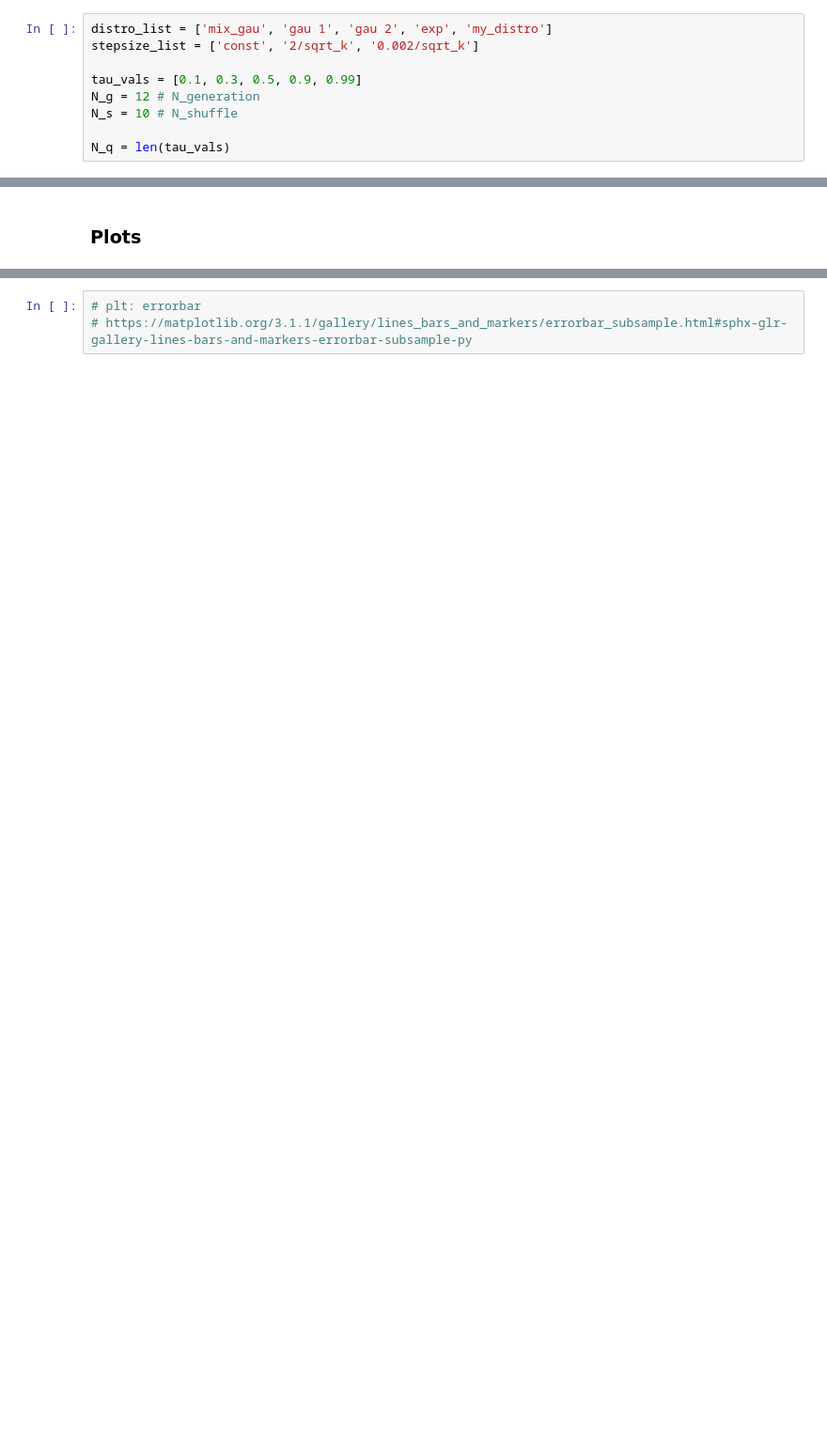
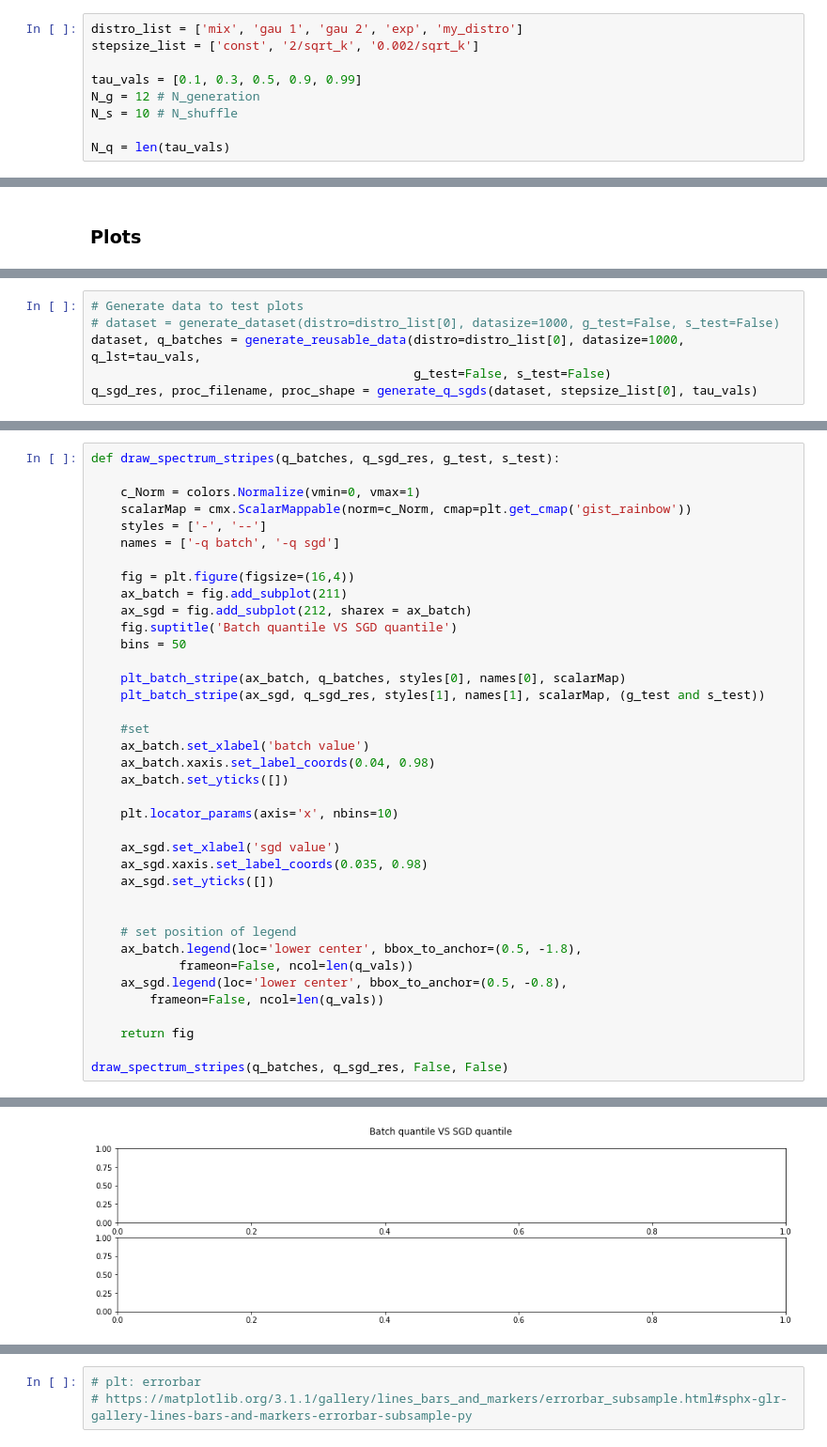
Before and after one commit to chengsoonong/eheye, a Jupyter notebook: QuantEst/sgd_quant_est/comparison_image_generation.ipynb, the cells around one changed output, grey strips where cells are left out. Shown: that part at 94% size. Saved outputs shown, nothing was run; the diff lists cells and outputs as text; blank space fills up the shorter version.

```diff
--- a/QuantEst/sgd_quant_est/comparison_image_generation.ipynb
+++ b/QuantEst/sgd_quant_est/comparison_image_generation.ipynb
@@ -48,7 +52,7 @@ import matplotlib.pyplot as plt
 import import_ipynb
 from plt_quantile_comparison import plot_quantile_shuffles, plot_quantile_generations
 # %%
-distro_list = ['mix_gau', 'gau 1', 'gau 2', 'exp', 'my_distro']
+distro_list = ['mix', 'gau 1', 'gau 2', 'exp', 'my_distro']
 stepsize_list = ['const', '2/sqrt_k', '0.002/sqrt_k']
 
 tau_vals = [0.1, 0.3, 0.5, 0.9, 0.99]
@@ -309,0 +279,6 @@ def generate_q_sgds(dataset, stepsize, q_lst):
+# %%
+# Generate data to test plots
+# dataset = generate_dataset(distro=distro_list[0], datasize=1000, g_test=False, s_test=False)
+dataset, q_batches = generate_reusable_data(distro=distro_list[0], datasize=1000, q_lst=tau_vals,
+                                            g_test=False, s_test=False)
+q_sgd_res, proc_filename, proc_shape = generate_q_sgds(dataset, stepsize_list[0], tau_vals)
@@ -309,0 +288,39 @@ def generate_q_sgds(dataset, stepsize, q_lst):
+# %%
+def draw_spectrum_stripes(q_batches, q_sgd_res, g_test, s_test):
+
+    c_Norm = colors.Normalize(vmin=0, vmax=1)
+    scalarMap = cmx.ScalarMappable(norm=c_Norm, cmap=plt.get_cmap('gist_rainbow'))
+    styles = ['-', '--']
+    names = ['-q batch', '-q sgd']
+
+    fig = plt.figure(figsize=(16,4))
+    ax_batch = fig.add_subplot(211)
+    ax_sgd = fig.add_subplot(212, sharex = ax_batch)
+    fig.suptitle('Batch quantile VS SGD quantile')
+    bins = 50
+
+    plt_batch_stripe(ax_batch, q_batches, styles[0], names[0], scalarMap)
+    plt_batch_stripe(ax_sgd, q_sgd_res, styles[1], names[1], scalarMap, (g_test and s_test))
+
+    #set
+    ax_batch.set_xlabel('batch value')
+    ax_batch.xaxis.set_label_coords(0.04, 0.98)
+    ax_batch.set_yticks([])
+
+    plt.locator_params(axis='x', nbins=10)
+
+    ax_sgd.set_xlabel('sgd value')
+    ax_sgd.xaxis.set_label_coords(0.035, 0.98)
+    ax_sgd.set_yticks([])
+
+
+    # set position of legend
+    ax_batch.legend(loc='lower center', bbox_to_anchor=(0.5, -1.8),
+            frameon=False, ncol=len(q_vals))
+    ax_sgd.legend(loc='lower center', bbox_to_anchor=(0.5, -0.8),
+        frameon=False, ncol=len(q_vals))
+
+    return fig
+
+draw_spectrum_stripes(q_batches, q_sgd_res, False, False)
+# %% [output]
@@ -310 +328,2 @@ def generate_q_sgds(dataset, stepsize, q_lst):
+[figure, added]
 # %%
```
Also changed, not shown: parts of 16 cells of this notebook, 1 other file.
